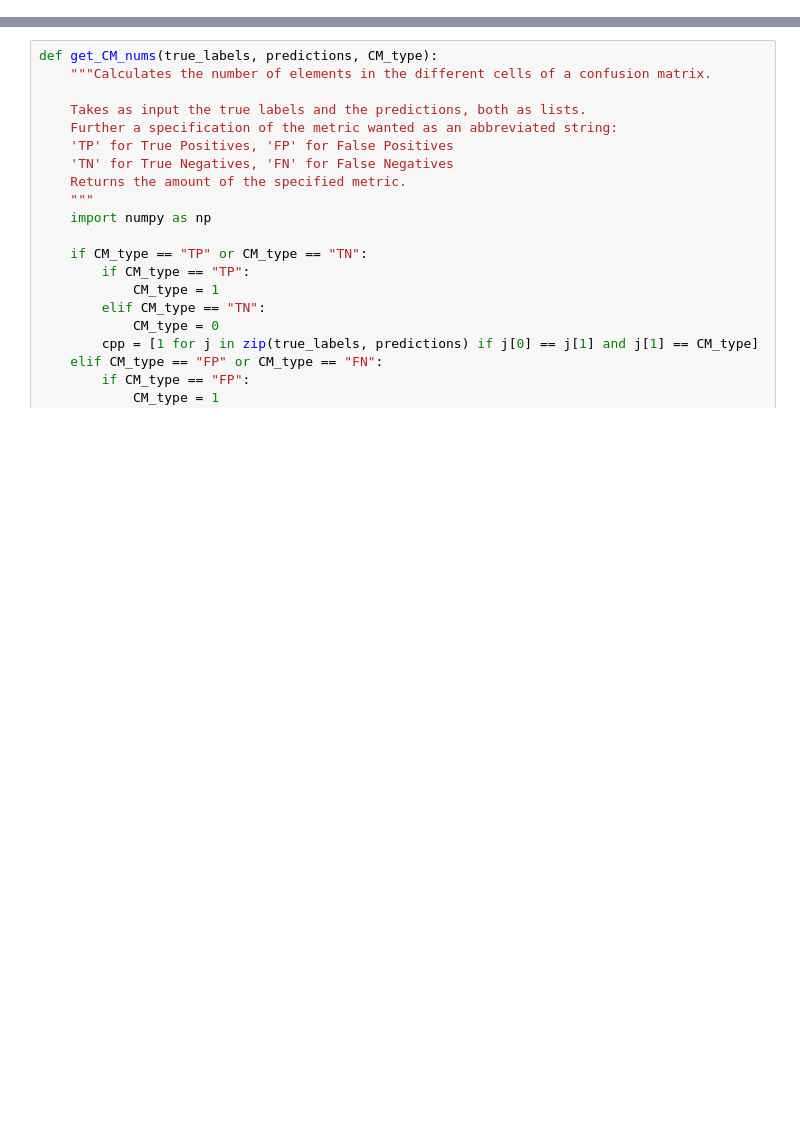
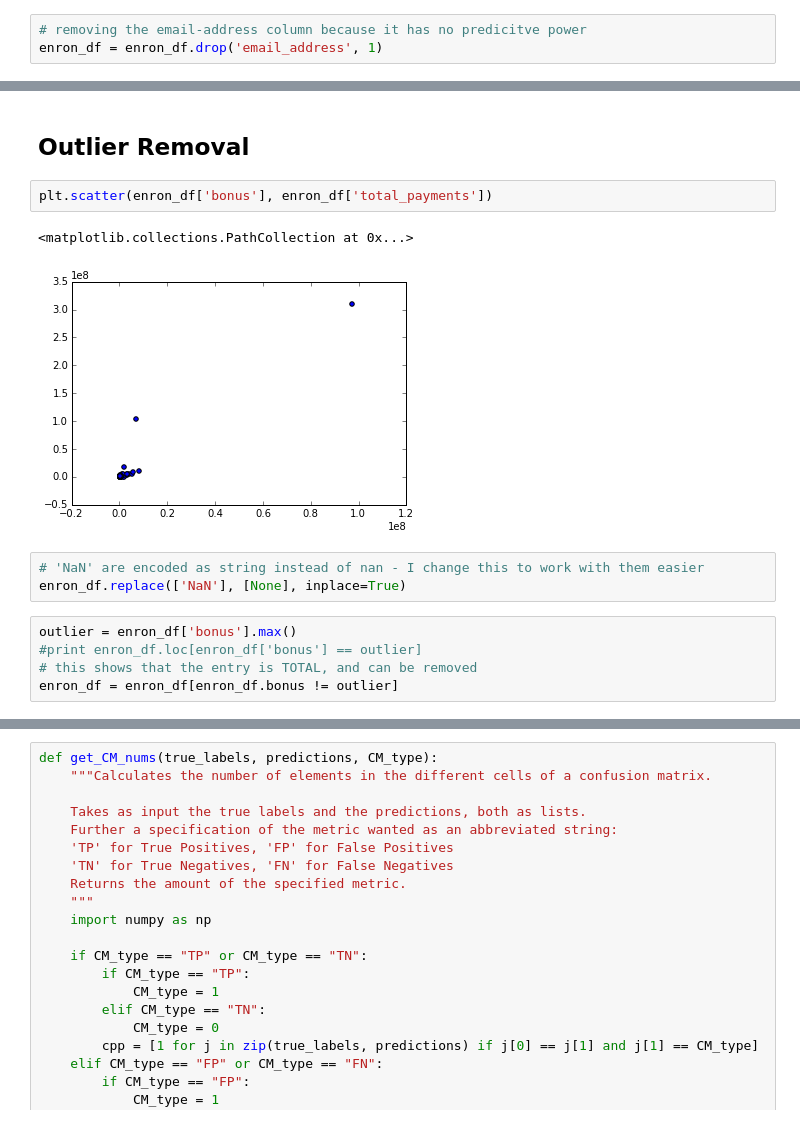
Before and after one commit to martin-martin/smartest_algorithm, a Jupyter notebook: ml_enron.ipynb, the cells around one changed output, grey strips where cells are left out. Cells and saved outputs as stored; diff of their text form; blank space fills up the shorter version.

```diff
--- a/ml_enron.ipynb
+++ b/ml_enron.ipynb
@@ -482,0 +36,3 @@ def test_classifier(classifier_obj, data, scale=False):
+# %%
+# removing the email-address column because it has no predicitve power
+enron_df = enron_df.drop('email_address', 1)
@@ -482,0 +50,15 @@ def test_classifier(classifier_obj, data, scale=False):
+# %% [markdown]
+## Outlier Removal
+# %%
+plt.scatter(enron_df['bonus'], enron_df['total_payments'])
+# %% [output]
+<matplotlib.collections.PathCollection at 0x...>
+[figure, added]
+# %%
+# 'NaN' are encoded as string instead of nan - I change this to work with them easier
+enron_df.replace(['NaN'], [None], inplace=True)
+# %%
+outlier = enron_df['bonus'].max()
+#print enron_df.loc[enron_df['bonus'] == outlier]
+# this shows that the entry is TOTAL, and can be removed
+enron_df = enron_df[enron_df.bonus != outlier]
```
Also changed, not shown: parts of 136 cells of this notebook, 10 other files.
